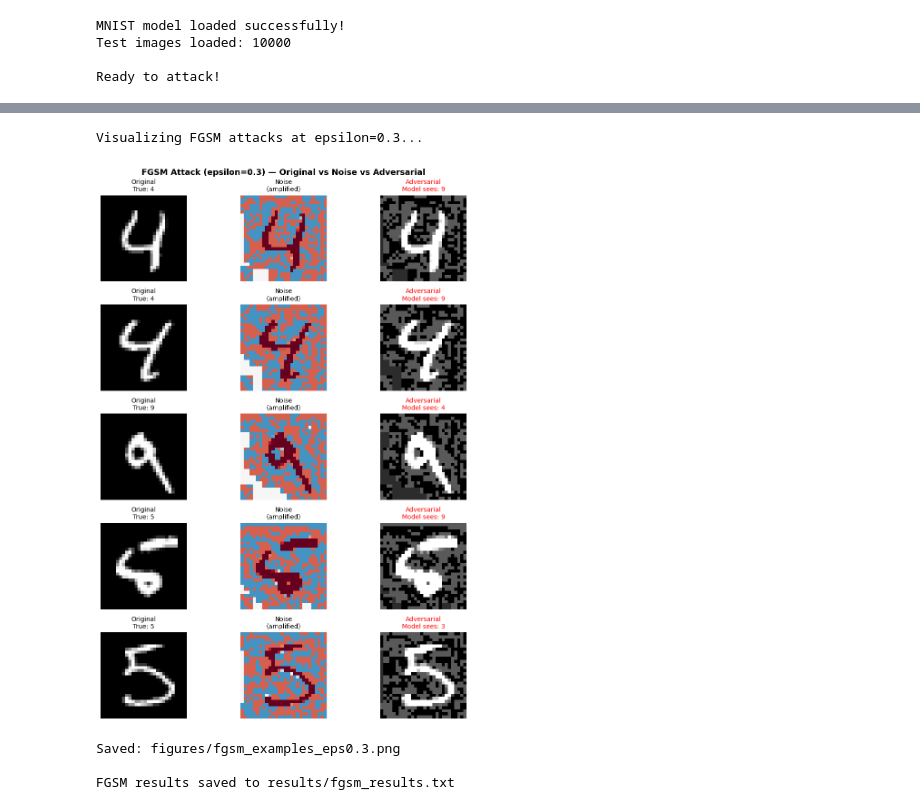
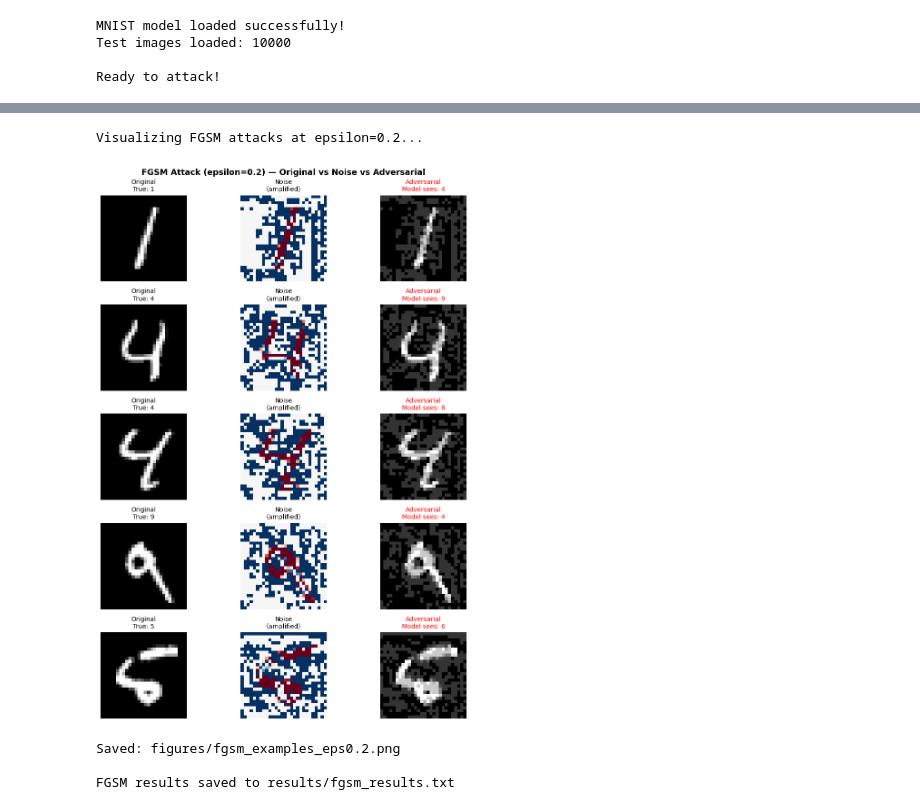
Before and after one commit to rehanzachr-netizen/ml-security-thesis, a Jupyter notebook: notebooks/02_adversarial_attacks.ipynb, the cells around one changed output, grey strips where cells are left out. Cells and saved outputs as stored; diff of their text form; code cells hidden in the pictures.

```diff
--- a/notebooks/02_adversarial_attacks.ipynb
+++ b/notebooks/02_adversarial_attacks.ipynb
@@ -58,6 +58,14 @@ test_loader = torch.utils.data.DataLoader(
 
 print(f"Test images loaded: {len(test_dataset)}")
 print("\nReady to attack!")
+
+# ── Valid image range ──
+# A real image has pixel values between 0 (black) and 1 (white).
+# After the normalisation above, those limits become X_MIN and X_MAX.
+# Every adversarial image must stay inside this range to be a valid image.
+MEAN, STD = 0.1307, 0.3081
+X_MIN = (0.0 - MEAN) / STD
+X_MAX = (1.0 - MEAN) / STD
 # %% [output]
 MNIST model loaded successfully!
 Test images loaded: 10000
@@ -161,6 +177,10 @@ Epsilon=0.50 → Accuracy: 34.97%  (Attack success: 65.03%)
 FGSM accuracy plot saved!
 # %%
-# CELL 3 - Visualize adversarial examples (fixed)
+# CELL 3 - Visualize adversarial examples
+
+def to_pixels(x):
+    """Undo the normalisation: back to pixel values between 0 and 1."""
+    return (x * STD + MEAN).clamp(0, 1)
 
 def visualize_fgsm(model, test_loader, epsilon, num_images=5):
     model.eval()
@@ -185,10 +205,10 @@ def visualize_fgsm(model, test_loader, epsilon, num_images=5):
         for i in range(len(labels)):
             if images_shown >= num_images:
                 break
+            # Only show images where the attack SUCCEEDED (model was fooled)
             if clean_pred[i] == labels[i] and adv_pred[i] != labels[i]:
-                # .detach() added here — this was the fix
-                originals.append(images[i].squeeze().detach().numpy())
-                adversarials.append(adv_images[i].squeeze().detach().numpy())
+                originals.append(to_pixels(images[i]).squeeze().numpy())
+                adversarials.append(to_pixels(adv_images[i]).squeeze().numpy())
                 orig_labels.append(labels[i].item())
                 orig_preds.append(clean_pred[i].item())
                 adv_preds.append(adv_pred[i].item())
@@ -204,41 +224,43 @@ def visualize_fgsm(model, test_loader, epsilon, num_images=5):
 
     for i in range(images_shown):
         noise = adversarials[i] - originals[i]
 
-        axes[i, 0].imshow(originals[i], cmap='gray')
+        axes[i, 0].imshow(originals[i], cmap='gray', vmin=0, vmax=1)
         axes[i, 0].set_title(f'Original\nTrue: {orig_labels[i]}', fontsize=10)
         axes[i, 0].axis('off')
 
-        axes[i, 1].imshow(noise, cmap='RdBu', vmin=-0.5, vmax=0.5)
+        # The noise is at most +/- epsilon, so we stretch the colours to show it
+        axes[i, 1].imshow(noise, cmap='RdBu', vmin=-epsilon, vmax=epsilon)
         axes[i, 1].set_title('Noise\n(amplified)', fontsize=10)
         axes[i, 1].axis('off')
 
-        axes[i, 2].imshow(adversarials[i], cmap='gray')
+        axes[i, 2].imshow(adversarials[i], cmap='gray', vmin=0, vmax=1)
         axes[i, 2].set_title(f'Adversarial\nModel sees: {adv_preds[i]}',
                               fontsize=10, color='red')
         axes[i, 2].axis('off')
 
     plt.tight_layout()
     plt.savefig(f'../figures/fgsm_examples_eps{epsilon}.png', dpi=150)
     plt.show()
     print(f"Saved: figures/fgsm_examples_eps{epsilon}.png")
 
 
-print("Visualizing FGSM attacks at epsilon=0.3...\n")
-visualize_fgsm(mnist_model, test_loader, epsilon=0.3)
+print("Visualizing FGSM attacks at epsilon=0.2...\n")
+visualize_fgsm(mnist_model, test_loader, epsilon=0.2)
 
 with open('../results/fgsm_results.txt', 'w') as f:
     f.write("FGSM Attack Results on MNIST\n")
     f.write("=" * 40 + "\n")
+    f.write("Epsilon is in pixel units (0-1 scale)\n")
     for eps, acc in zip(epsilons, fgsm_accuracies):
         f.write(f"Epsilon={eps:.2f}: Accuracy={acc:.2f}%  "
                 f"Attack success={100-acc:.2f}%\n")
 
 print("\nFGSM results saved to results/fgsm_results.txt")
 # %% [output]
-Visualizing FGSM attacks at epsilon=0.3...
+Visualizing FGSM attacks at epsilon=0.2...
-[figure, old version]
+[figure, new version]
-Saved: figures/fgsm_examples_eps0.3.png
+Saved: figures/fgsm_examples_eps0.2.png
 
 FGSM results saved to results/fgsm_results.txt
 # %%
```
Also changed, not shown: parts of 4 cells of this notebook, 50 other files.
